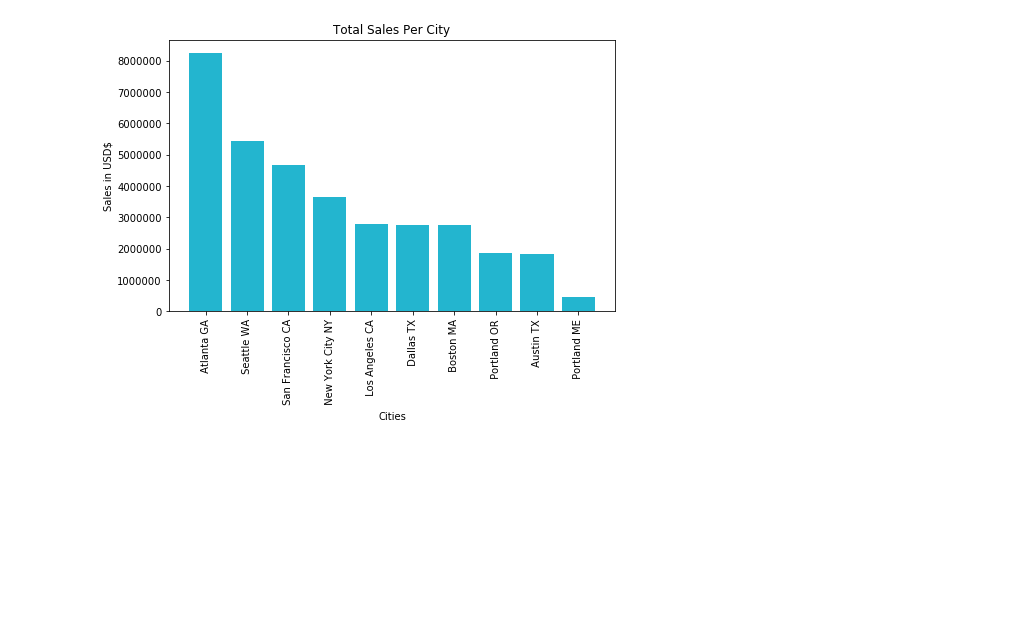
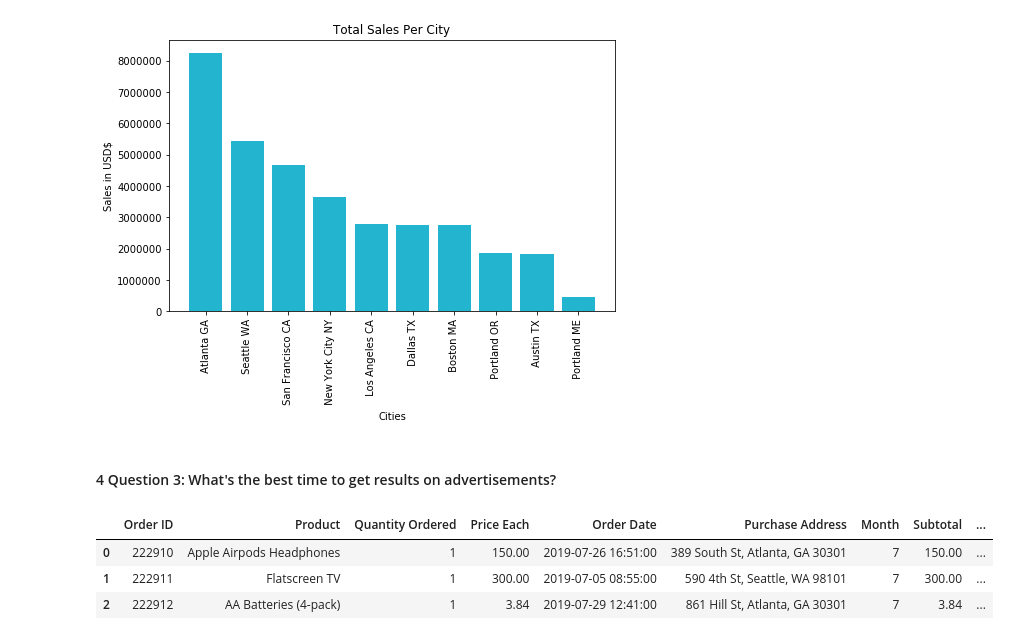
Before and after one commit to hildebrando001/Pandas-Sales-Analysis, a Jupyter notebook: Sales Analysis.ipynb, the cells around one changed output. Cells and saved outputs as stored; diff of their text form; code cells hidden in the pictures; blank space fills up the shorter version.

```diff
--- a/Sales Analysis.ipynb
+++ b/Sales Analysis.ipynb
@@ -214,3 +214,5 @@ plt.ylabel('Sales in USD$')
 plt.show()
 # %% [output]
 [figure]
+# %% [markdown]
+#### 4 Question 3: What's the best time to get results on advertisements?
@@ -216,0 +221,8 @@ plt.show()
+# %%
+all_data['Hour'] = all_data['Order Date'].dt.hour # .dt.minute
+all_data.head(3)
+# %% [output]
+|  | Order ID | Product | Quantity Ordered | Price Each | Order Date | Purchase Address | Month | Subtotal | ... |
+| 0 | 222910 | Apple Airpods Headphones | 1 | 150.00 | 2019-07-26 16:51:00 | 389 South St, Atlanta, GA 30301 | 7 | 150.00 | ... |
+| 1 | 222911 | Flatscreen TV | 1 | 300.00 | 2019-07-05 08:55:00 | 590 4th St, Seattle, WA 98101 | 7 | 300.00 | ... |
+| 2 | 222912 | AA Batteries (4-pack) | 1 | 3.84 | 2019-07-29 12:41:00 | 861 Hill St, Atlanta, GA 30301 | 7 | 3.84 | ... |
```
Also changed, not shown: parts of 2 cells of this notebook.
